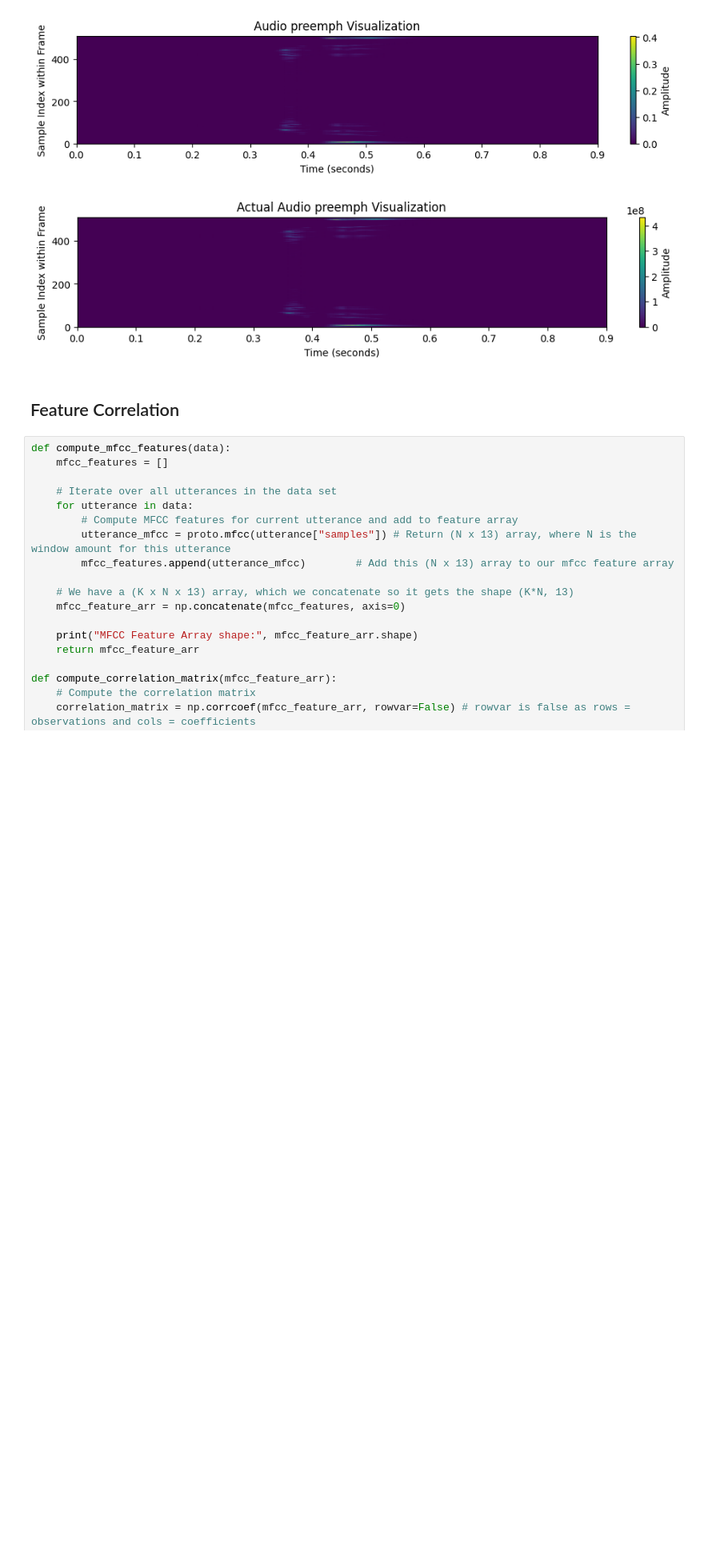
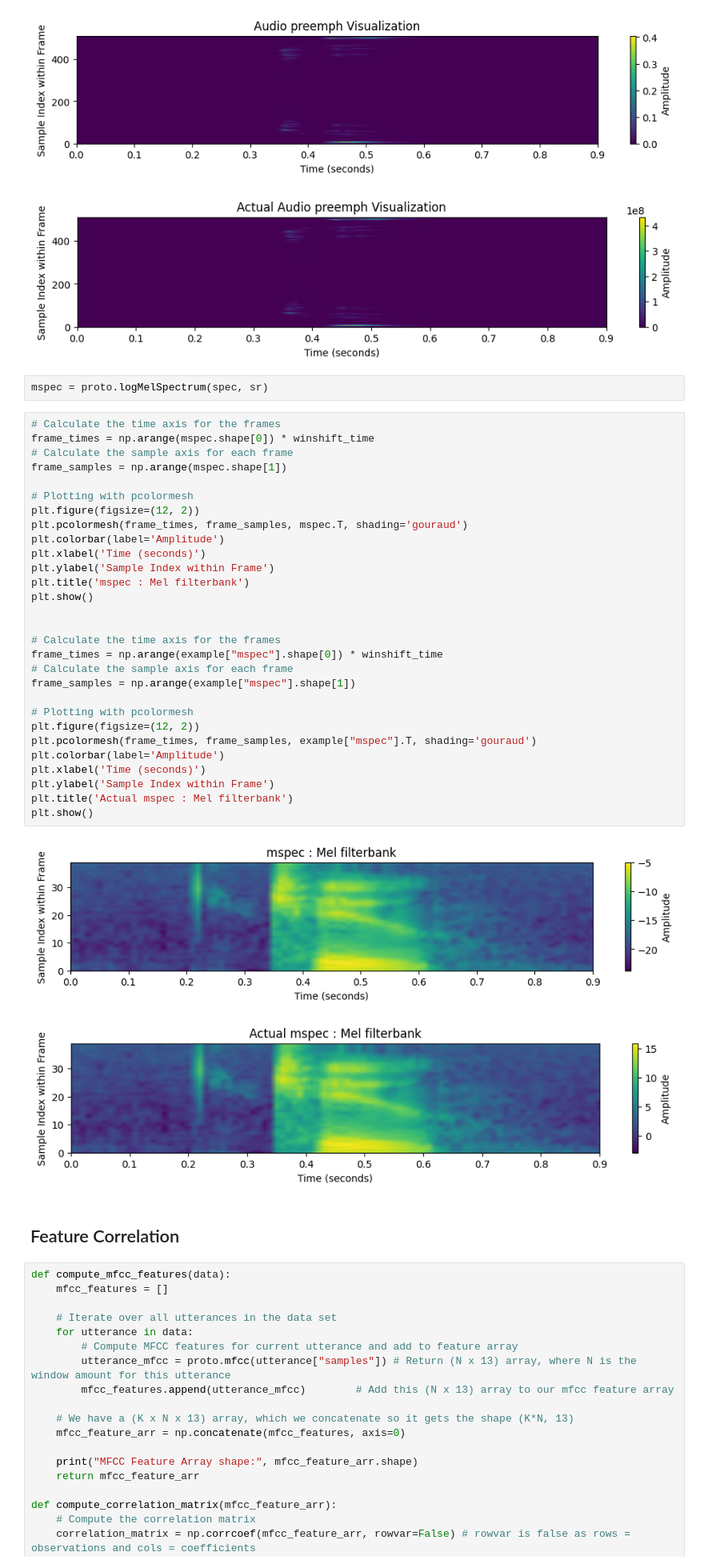
Before and after one commit to kyebinan/Speach-Speaker-Recognition, a Jupyter notebook: Lab1/lab1.ipynb, the cells around one changed output. Shown at 80% size. Drawn from its saved outputs; the diff is of its cells as text; blank space fills up the shorter version.

Commit message:
I've done the logMelSpectrum function

```diff
--- a/Lab1/lab1.ipynb
+++ b/Lab1/lab1.ipynb
@@ -181,6 +181,40 @@ plt.show()
 # %% [output]
 [figure]
 [figure]
+# %%
+mspec = proto.logMelSpectrum(spec, sr)
+# %%
+# Calculate the time axis for the frames
+frame_times = np.arange(mspec.shape[0]) * winshift_time
+# Calculate the sample axis for each frame
+frame_samples = np.arange(mspec.shape[1])
+
+# Plotting with pcolormesh
+plt.figure(figsize=(12, 2))
+plt.pcolormesh(frame_times, frame_samples, mspec.T, shading='gouraud')
+plt.colorbar(label='Amplitude')
+plt.xlabel('Time (seconds)')
+plt.ylabel('Sample Index within Frame')
+plt.title('mspec : Mel filterbank')
+plt.show()
+
+
+# Calculate the time axis for the frames
+frame_times = np.arange(example["mspec"].shape[0]) * winshift_time
+# Calculate the sample axis for each frame
+frame_samples = np.arange(example["mspec"].shape[1])
+
+# Plotting with pcolormesh
+plt.figure(figsize=(12, 2))
+plt.pcolormesh(frame_times, frame_samples, example["mspec"].T, shading='gouraud')
+plt.colorbar(label='Amplitude')
+plt.xlabel('Time (seconds)')
+plt.ylabel('Sample Index within Frame')
+plt.title('Actual mspec : Mel filterbank')
+plt.show()
+# %% [output]
+[figure, added]
+[figure, added]
 # %% [markdown]
 ## Feature Correlation
 # %%
```
Also changed, not shown: parts of 1 cell of this notebook, 1 other file.
